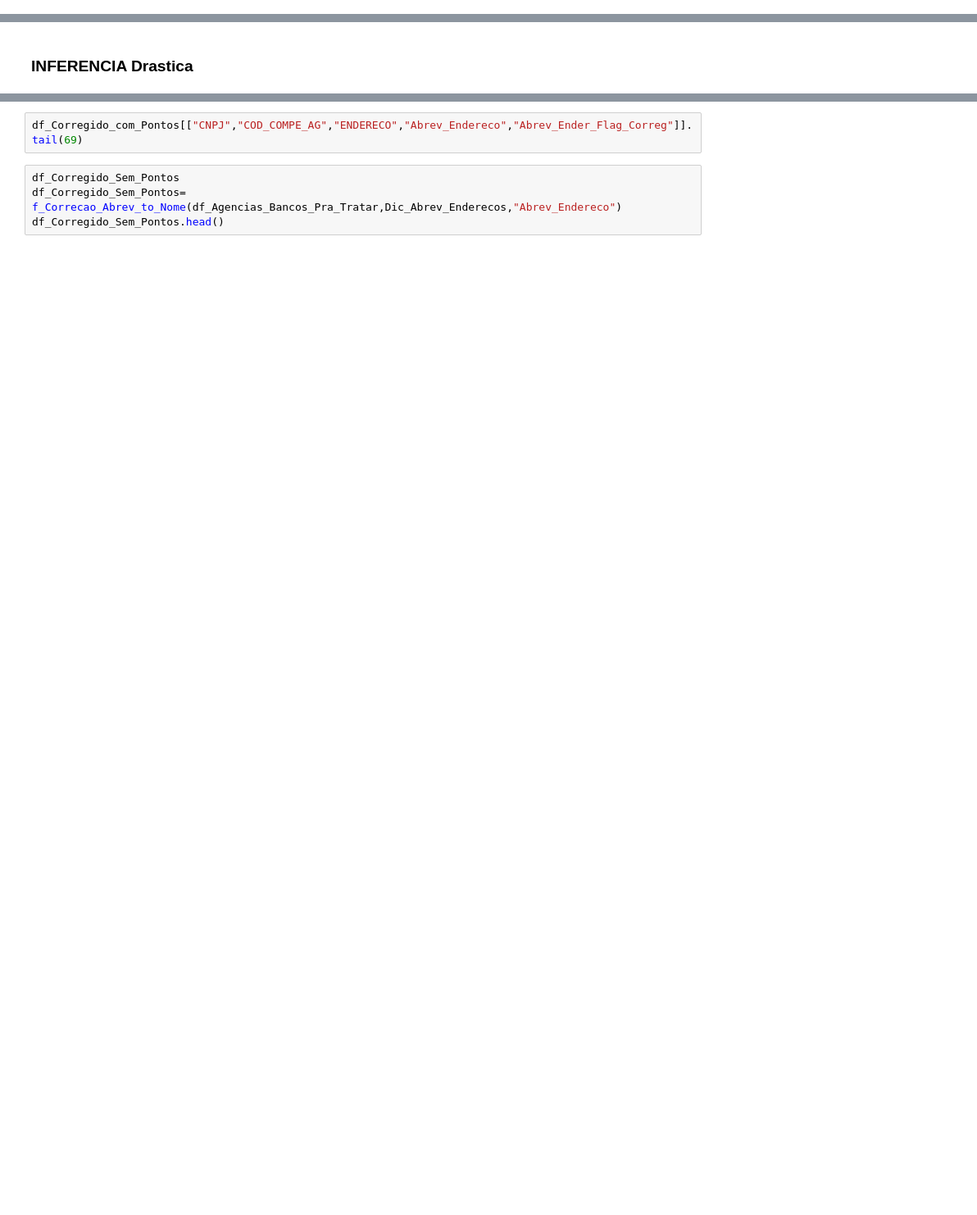
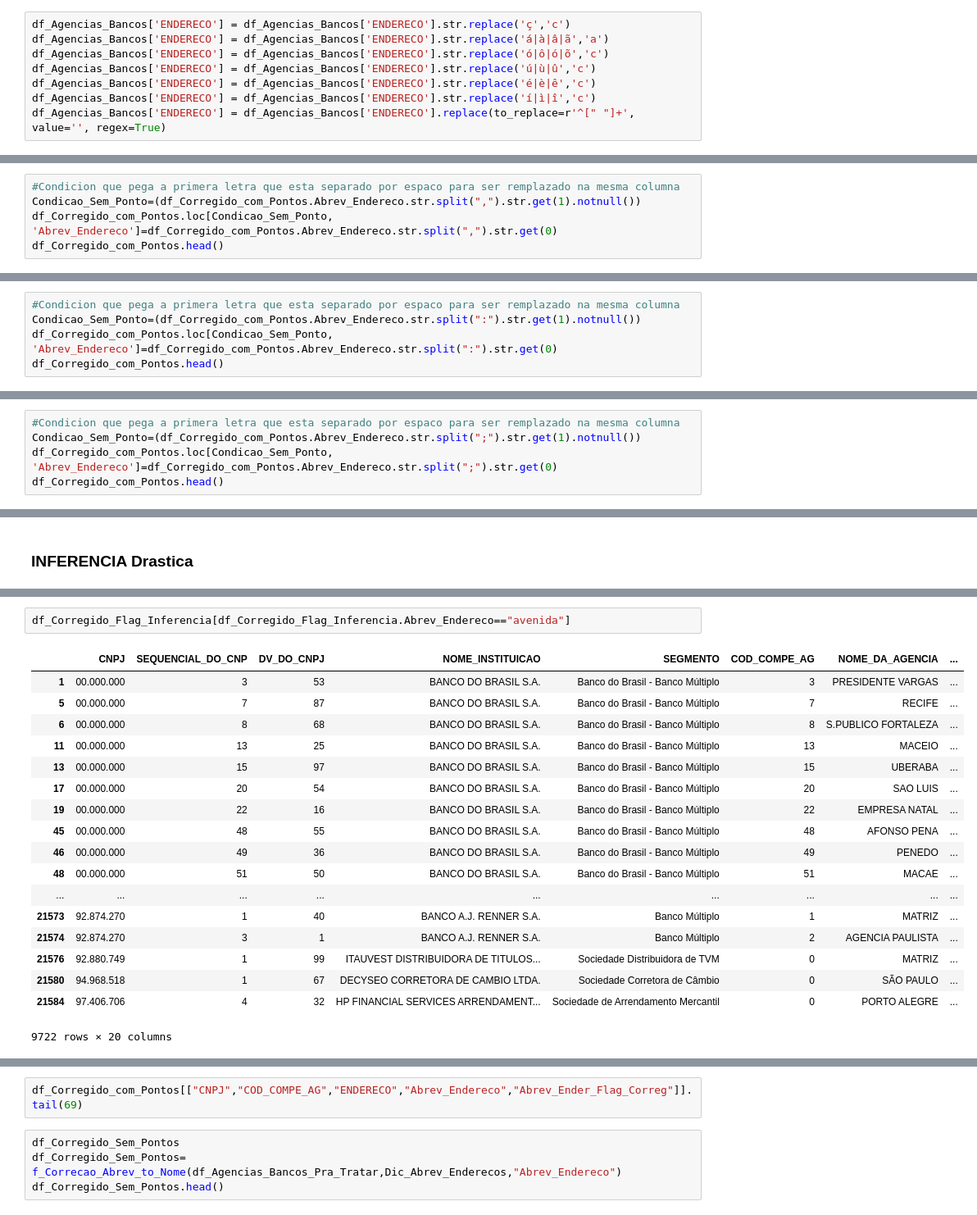
Before and after one commit to valdiviaguevara/DATASETS_TEST, a Jupyter notebook: Correios.ipynb, the cells around one changed output, grey strips where cells are left out. Shown: that part at 82% size. Cells and saved outputs as stored; diff of their text form; blank space fills up the shorter version.

```diff
--- a/Correios.ipynb
+++ b/Correios.ipynb
@@ -21,2 +26,10 @@ Quantidade de Abreviacoes de Enderecos: 7
+# %%
+df_Agencias_Bancos['ENDERECO'] = df_Agencias_Bancos['ENDERECO'].str.replace('ç','c')
+df_Agencias_Bancos['ENDERECO'] = df_Agencias_Bancos['ENDERECO'].str.replace('á|à|â|ã','a')
+df_Agencias_Bancos['ENDERECO'] = df_Agencias_Bancos['ENDERECO'].str.replace('ó|ô|ó|õ','c')
+df_Agencias_Bancos['ENDERECO'] = df_Agencias_Bancos['ENDERECO'].str.replace('ú|ù|û','c')
+df_Agencias_Bancos['ENDERECO'] = df_Agencias_Bancos['ENDERECO'].str.replace('é|è|ê','c')
+df_Agencias_Bancos['ENDERECO'] = df_Agencias_Bancos['ENDERECO'].str.replace('í|ì|î','c')
+df_Agencias_Bancos['ENDERECO'] = df_Agencias_Bancos['ENDERECO'].replace(to_replace=r'^[" "]+', value='', regex=True)
 # %%
 #Separando as primeiras letras da coluna do endereco
@@ -100,3 +101,8 @@ df_Corregido_com_Pontos.head()
 | 2 | 00.000.000 | 4 | 34 | BANCO DO BRASIL S.A. | Banco do Brasil - Banco Múltiplo | 4 | SANTOS | ... |
 | 3 | 00.000.000 | 5 | 15 | BANCO DO BRASIL S.A. | Banco do Brasil - Banco Múltiplo | 5 | CAMPOS GOYTACAZES | ... |
 | 4 | 00.000.000 | 6 | 4 | BANCO DO BRASIL S.A. | Banco do Brasil - Banco Múltiplo | 6 | SALVADOR | ... |
+# %%
+#Condicion que pega a primera letra que esta separado por espaco para ser remplazado na mesma columna
+Condicao_Sem_Ponto=(df_Corregido_com_Pontos.Abrev_Endereco.str.split(",").str.get(1).notnull())
+df_Corregido_com_Pontos.loc[Condicao_Sem_Ponto, 'Abrev_Endereco']=df_Corregido_com_Pontos.Abrev_Endereco.str.split(",").str.get(0)
+df_Corregido_com_Pontos.head()
@@ -102,0 +116,5 @@ df_Corregido_com_Pontos.head()
+# %%
+#Condicion que pega a primera letra que esta separado por espaco para ser remplazado na mesma columna
+Condicao_Sem_Ponto=(df_Corregido_com_Pontos.Abrev_Endereco.str.split(":").str.get(1).notnull())
+df_Corregido_com_Pontos.loc[Condicao_Sem_Ponto, 'Abrev_Endereco']=df_Corregido_com_Pontos.Abrev_Endereco.str.split(":").str.get(0)
+df_Corregido_com_Pontos.head()
@@ -102,0 +128,5 @@ df_Corregido_com_Pontos.head()
+# %%
+#Condicion que pega a primera letra que esta separado por espaco para ser remplazado na mesma columna
+Condicao_Sem_Ponto=(df_Corregido_com_Pontos.Abrev_Endereco.str.split(";").str.get(1).notnull())
+df_Corregido_com_Pontos.loc[Condicao_Sem_Ponto, 'Abrev_Endereco']=df_Corregido_com_Pontos.Abrev_Endereco.str.split(";").str.get(0)
+df_Corregido_com_Pontos.head()
@@ -193,0 +229,21 @@ df_Corregido_Flag_Inferencia
+# %%
+df_Corregido_Flag_Inferencia[df_Corregido_Flag_Inferencia.Abrev_Endereco=="avenida"]
+# %% [output]
+|  | CNPJ | SEQUENCIAL_DO_CNP | DV_DO_CNPJ | NOME_INSTITUICAO | SEGMENTO | COD_COMPE_AG | NOME_DA_AGENCIA | ... |
+| 1 | 00.000.000 | 3 | 53 | BANCO DO BRASIL S.A. | Banco do Brasil - Banco Múltiplo | 3 | PRESIDENTE VARGAS | ... |
+| 5 | 00.000.000 | 7 | 87 | BANCO DO BRASIL S.A. | Banco do Brasil - Banco Múltiplo | 7 | RECIFE | ... |
+| 6 | 00.000.000 | 8 | 68 | BANCO DO BRASIL S.A. | Banco do Brasil - Banco Múltiplo | 8 | S.PUBLICO FORTALEZA | ... |
+| 11 | 00.000.000 | 13 | 25 | BANCO DO BRASIL S.A. | Banco do Brasil - Banco Múltiplo | 13 | MACEIO | ... |
+| 13 | 00.000.000 | 15 | 97 | BANCO DO BRASIL S.A. | Banco do Brasil - Banco Múltiplo | 15 | UBERABA | ... |
+| 17 | 00.000.000 | 20 | 54 | BANCO DO BRASIL S.A. | Banco do Brasil - Banco Múltiplo | 20 | SAO LUIS | ... |
+| 19 | 00.000.000 | 22 | 16 | BANCO DO BRASIL S.A. | Banco do Brasil - Banco Múltiplo | 22 | EMPRESA NATAL | ... |
+| 45 | 00.000.000 | 48 | 55 | BANCO DO BRASIL S.A. | Banco do Brasil - Banco Múltiplo | 48 | AFONSO PENA | ... |
+| 46 | 00.000.000 | 49 | 36 | BANCO DO BRASIL S.A. | Banco do Brasil - Banco Múltiplo | 49 | PENEDO | ... |
+| 48 | 00.000.000 | 51 | 50 | BANCO DO BRASIL S.A. | Banco do Brasil - Banco Múltiplo | 51 | MACAE | ... |
+| ... | ... | ... | ... | ... | ... | ... | ... | ... |
+| 21573 | 92.874.270 | 1 | 40 | BANCO A.J. RENNER S.A. | Banco Múltiplo | 1 | MATRIZ | ... |
+| 21574 | 92.874.270 | 3 | 1 | BANCO A.J. RENNER S.A. | Banco Múltiplo | 2 | AGENCIA PAULISTA | ... |
+| 21576 | 92.880.749 | 1 | 99 | ITAUVEST DISTRIBUIDORA DE TITULOS... | Sociedade Distribuidora de TVM | 0 | MATRIZ | ... |
+| 21580 | 94.968.518 | 1 | 67 | DECYSEO CORRETORA DE CAMBIO LTDA. | Sociedade Corretora de Câmbio | 0 | SÃO PAULO | ... |
+| 21584 | 97.406.706 | 4 | 32 | HP FINANCIAL SERVICES ARRENDAMENT... | Sociedade de Arrendamento Mercantil | 0 | PORTO ALEGRE | ... |
+9722 rows × 20 columns
```
Also changed, not shown: parts of 16 cells of this notebook.
